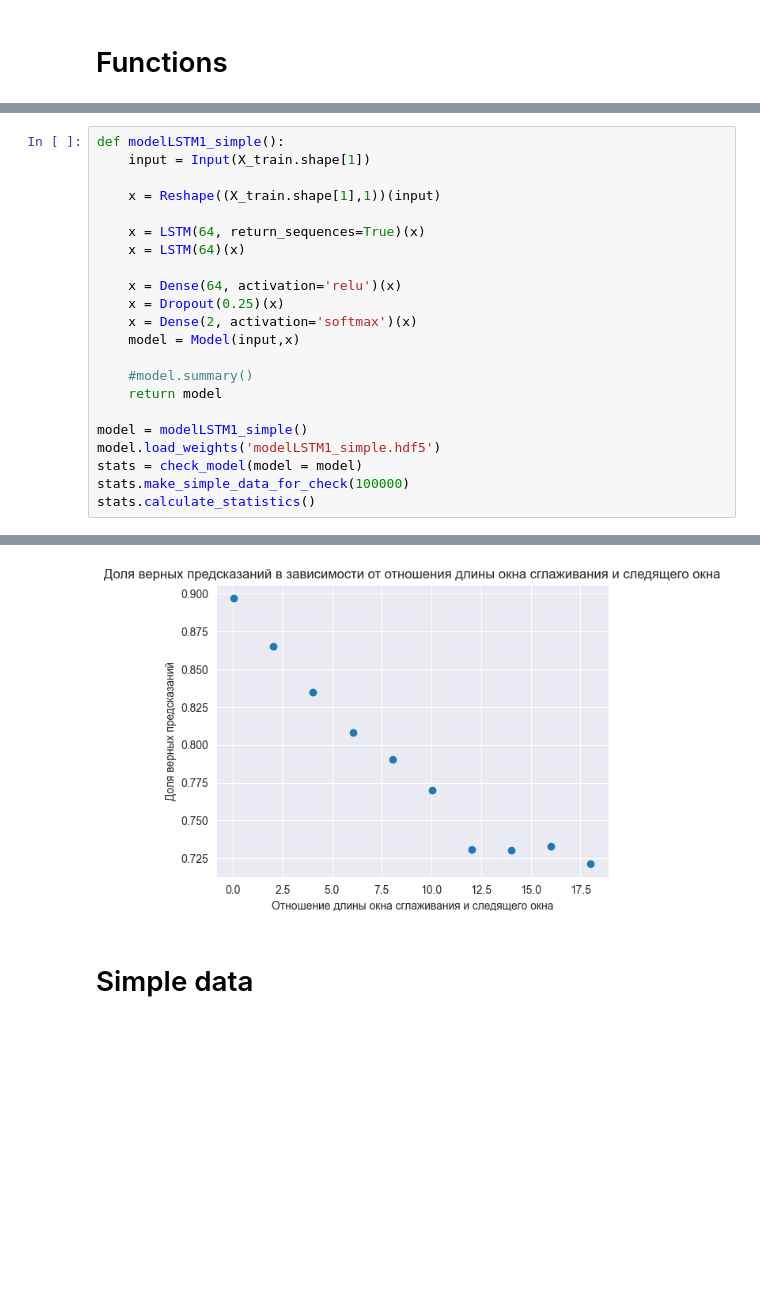
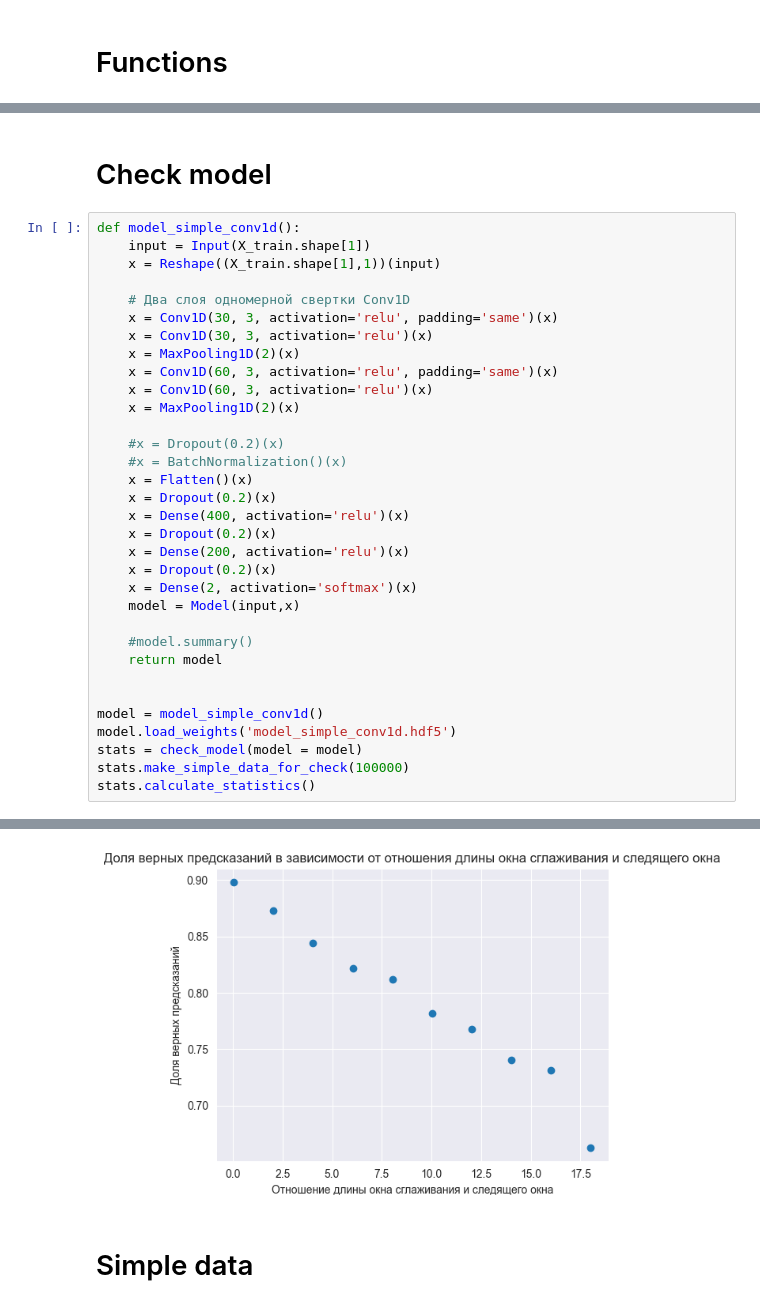
Before and after one commit to aldmitry/signal_processing_with_NN, a Jupyter notebook: Single_signal.ipynb, the cells around one changed output, grey strips where cells are left out. Saved outputs shown, nothing was run; the diff lists cells and outputs as text; blank space fills up the shorter version.

```diff
--- a/Single_signal.ipynb
+++ b/Single_signal.ipynb
@@ -662,22 +746,35 @@ class check_model(nn_data_maker):
+# %% [markdown]
+# Check model
 # %%
-def modelLSTM1_simple():
+def model_simple_conv1d():
     input = Input(X_train.shape[1])
-
     x = Reshape((X_train.shape[1],1))(input)
 
-    x = LSTM(64, return_sequences=True)(x)
-    x = LSTM(64)(x)
+    # Два слоя одномерной свертки Conv1D
+    x = Conv1D(30, 3, activation='relu', padding='same')(x)
+    x = Conv1D(30, 3, activation='relu')(x)
+    x = MaxPooling1D(2)(x)
+    x = Conv1D(60, 3, activation='relu', padding='same')(x)
+    x = Conv1D(60, 3, activation='relu')(x)
+    x = MaxPooling1D(2)(x)
 
-    x = Dense(64, activation='relu')(x)
-    x = Dropout(0.25)(x)
+    #x = Dropout(0.2)(x)
+    #x = BatchNormalization()(x)
+    x = Flatten()(x)
+    x = Dropout(0.2)(x)
+    x = Dense(400, activation='relu')(x)
+    x = Dropout(0.2)(x)
+    x = Dense(200, activation='relu')(x)
+    x = Dropout(0.2)(x)
     x = Dense(2, activation='softmax')(x)
     model = Model(input,x)
 
     #model.summary()
     return model
 
-model = modelLSTM1_simple()
-model.load_weights('modelLSTM1_simple.hdf5')
+
+model = model_simple_conv1d()
+model.load_weights('model_simple_conv1d.hdf5')
 stats = check_model(model = model)
 stats.make_simple_data_for_check(100000)
 stats.calculate_statistics()
@@ -687,4 +784,4 @@ stats.calculate_statistics()
-[figure, old version]
+[figure, new version]
 # %% [markdown]
 # Simple data
 # %%
```
Also changed, not shown: parts of 4 cells of this notebook, 1 other file.
